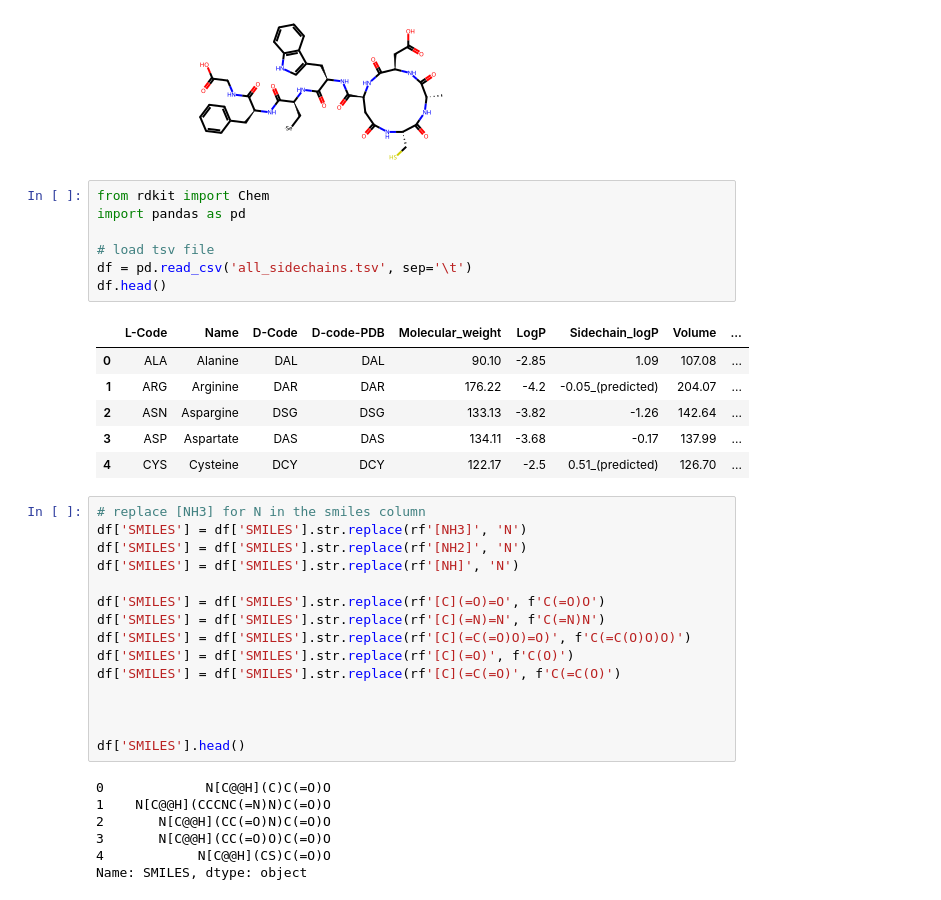
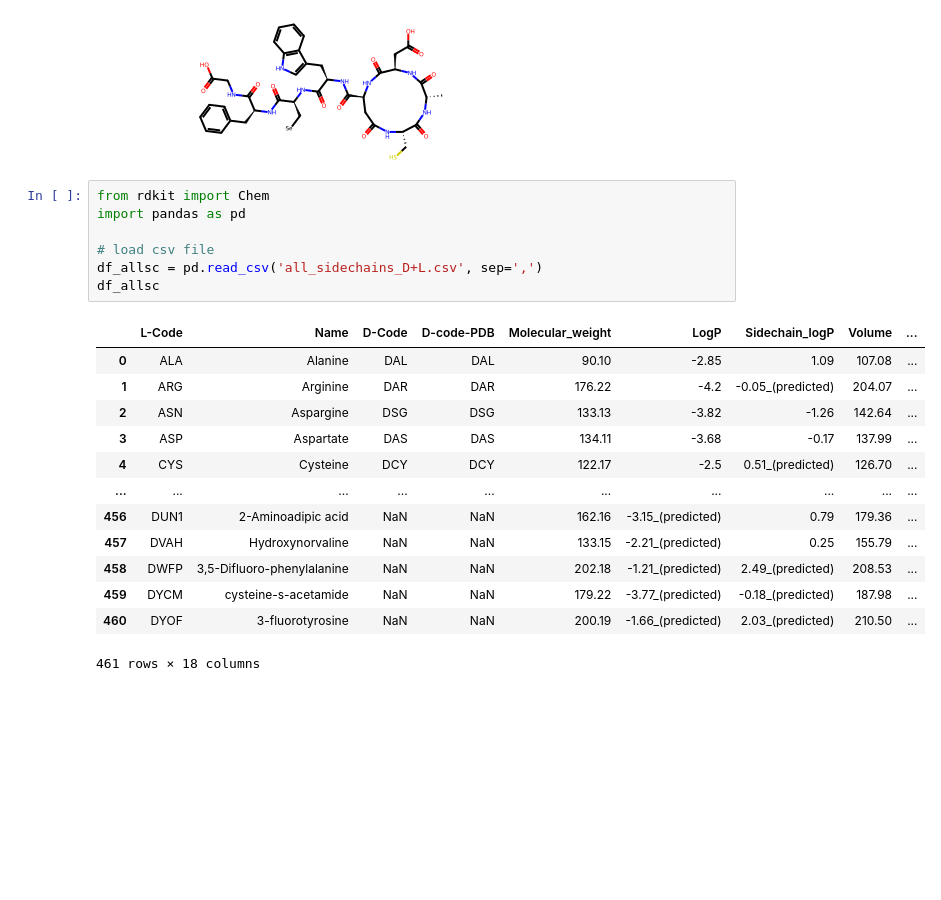
Before and after one commit to AaronFeller/p2smi, a Jupyter notebook: build_noncanon_aa.ipynb, the cells around one changed output. Cells and saved outputs as stored; diff of their text form; blank space fills up the shorter version.

```diff
--- a/build_noncanon_aa.ipynb
+++ b/build_noncanon_aa.ipynb
@@ -796,36 +801,21 @@ for mol in suppl:
 # %%
 from rdkit import Chem
 import pandas as pd
 
-# load tsv file
-df = pd.read_csv('all_sidechains.tsv', sep='\t')
-df.head()
+# load csv file
+df_allsc = pd.read_csv('all_sidechains_D+L.csv', sep=',')
+df_allsc
 # %% [output]
 |  | L-Code | Name | D-Code | D-code-PDB | Molecular_weight | LogP | Sidechain_logP | Volume | ... |
 | 0 | ALA | Alanine | DAL | DAL | 90.10 | -2.85 | 1.09 | 107.08 | ... |
 | 1 | ARG | Arginine | DAR | DAR | 176.22 | -4.2 | -0.05_(predicted) | 204.07 | ... |
 | 2 | ASN | Aspargine | DSG | DSG | 133.13 | -3.82 | -1.26 | 142.64 | ... |
 | 3 | ASP | Aspartate | DAS | DAS | 134.11 | -3.68 | -0.17 | 137.99 | ... |
 | 4 | CYS | Cysteine | DCY | DCY | 122.17 | -2.5 | 0.51_(predicted) | 126.70 | ... |
+| ... | ... | ... | ... | ... | ... | ... | ... | ... | ... |
+| 456 | DUN1 | 2-Aminoadipic acid | NaN | NaN | 162.16 | -3.15_(predicted) | 0.79 | 179.36 | ... |
+| 457 | DVAH | Hydroxynorvaline | NaN | NaN | 133.15 | -2.21_(predicted) | 0.25 | 155.79 | ... |
+| 458 | DWFP | 3,5-Difluoro-phenylalanine | NaN | NaN | 202.18 | -1.21_(predicted) | 2.49_(predicted) | 208.53 | ... |
+| 459 | DYCM | cysteine-s-acetamide | NaN | NaN | 179.22 | -3.77_(predicted) | -0.18_(predicted) | 187.98 | ... |
+| 460 | DYOF | 3-fluorotyrosine | NaN | NaN | 200.19 | -1.66_(predicted) | 2.03_(predicted) | 210.50 | ... |
+461 rows × 18 columns
-# %%
-# replace [NH3] for N in the smiles column
-df['SMILES'] = df['SMILES'].str.replace(rf'[NH3]', 'N')
-df['SMILES'] = df['SMILES'].str.replace(rf'[NH2]', 'N')
-df['SMILES'] = df['SMILES'].str.replace(rf'[NH]', 'N')
-
-df['SMILES'] = df['SMILES'].str.replace(rf'[C](=O)=O', f'C(=O)O')
-df['SMILES'] = df['SMILES'].str.replace(rf'[C](=N)=N', f'C(=N)N')
-df['SMILES'] = df['SMILES'].str.replace(rf'[C](=C(=O)O)=O)', f'C(=C(O)O)O)')
-df['SMILES'] = df['SMILES'].str.replace(rf'[C](=O)', f'C(O)')
-df['SMILES'] = df['SMILES'].str.replace(rf'[C](=C(=O)', f'C(=C(O)')
-
-
-
-df['SMILES'].head()
-# %% [output]
-0             N[C@@H](C)C(=O)O
-1    N[C@@H](CCCNC(=N)N)C(=O)O
-2       N[C@@H](CC(=O)N)C(=O)O
-3       N[C@@H](CC(=O)O)C(=O)O
-4            N[C@@H](CS)C(=O)O
-Name: SMILES, dtype: object
```
Also changed, not shown: parts of 7 cells of this notebook, 8 other files.
